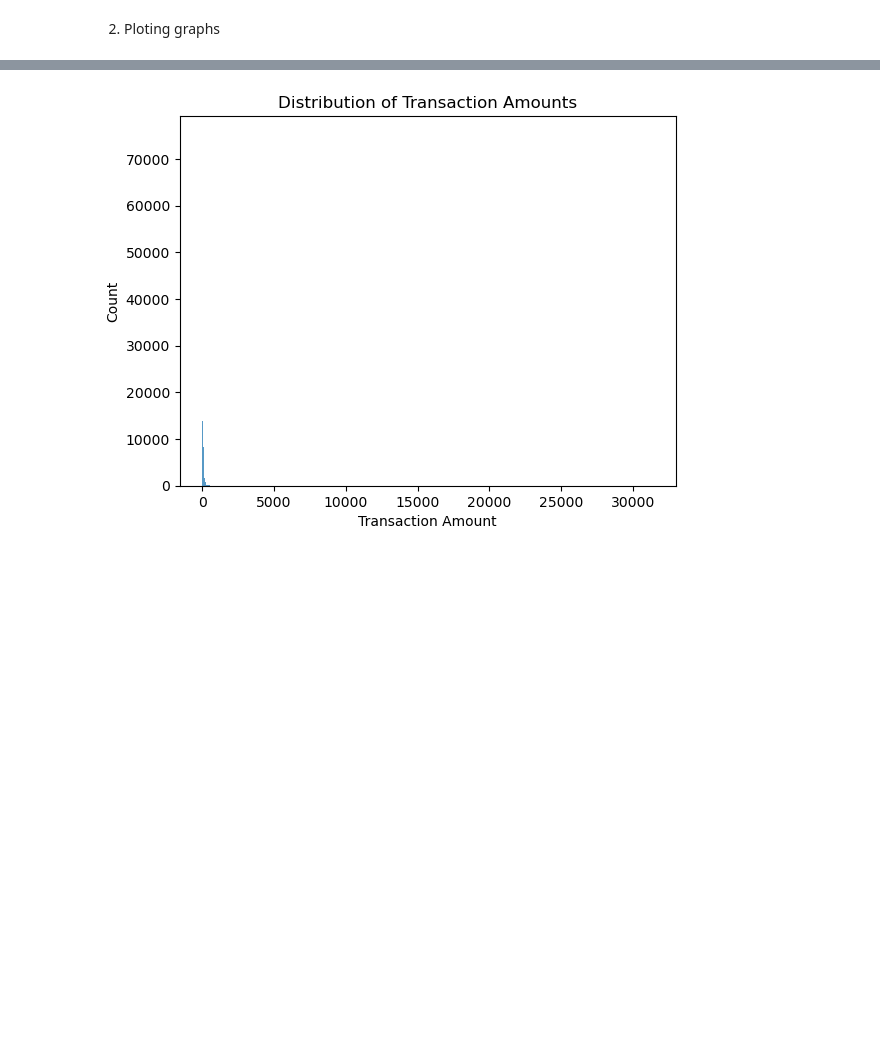
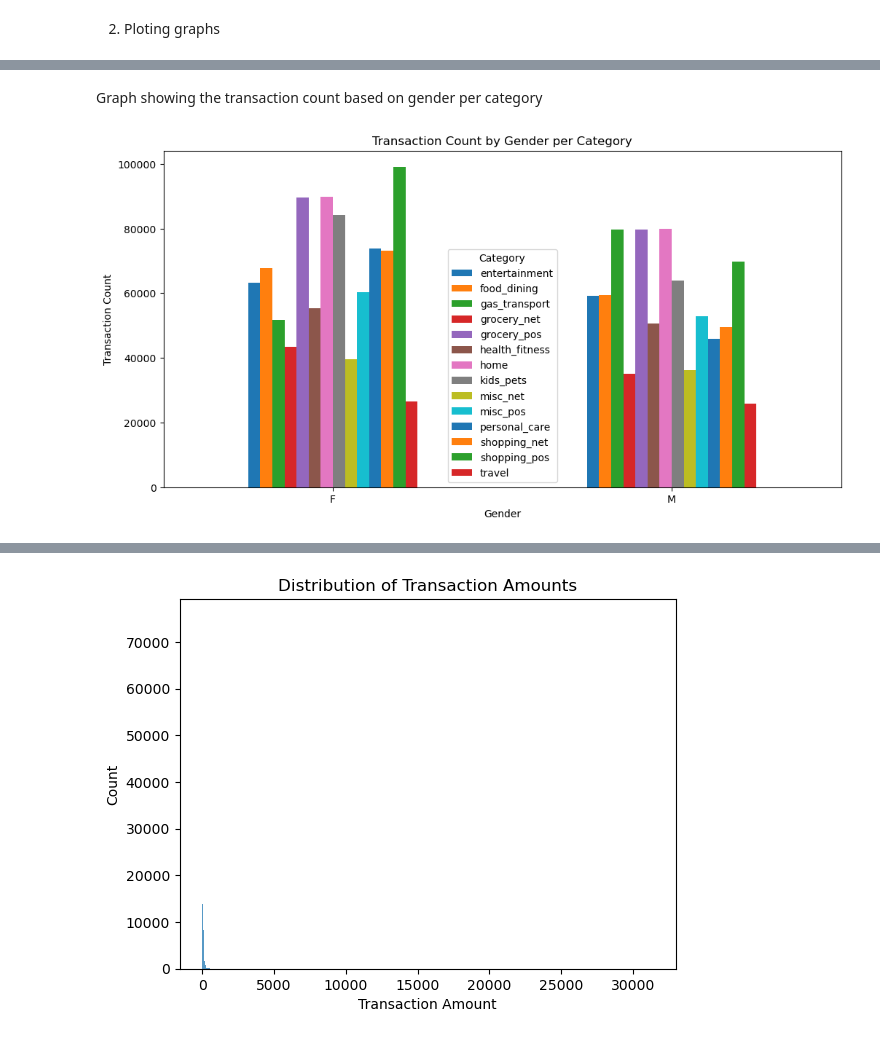
Before and after one commit to hemangsharma/36106_UTS_Assignment3, a Jupyter notebook: main.ipynb, the cells around one changed output, grey strips where cells are left out. Drawn from its saved outputs; the diff is of its cells as text; code cells hidden in the pictures; blank space fills up the shorter version.

```diff
--- a/main.ipynb
+++ b/main.ipynb
@@ -224,0 +271,14 @@ merged_data.describe()
+# %% [markdown]
+Graph showing the transaction count based on gender per category
+# %%
+grouped_data = df.groupby(['gender', 'category'])['trans_num'].count().reset_index()
+pivot_data = grouped_data.pivot(index='gender', columns='category', values='trans_num')
+pivot_data.plot(kind='bar', figsize=(12, 6))
+plt.xlabel('Gender')
+plt.ylabel('Transaction Count')
+plt.title('Transaction Count by Gender per Category')
+plt.xticks(rotation=0)
+plt.legend(title='Category')
+plt.show()
+# %% [output]
+[figure, added]
```
Also changed, not shown: parts of 15 cells of this notebook, 2 other files.
